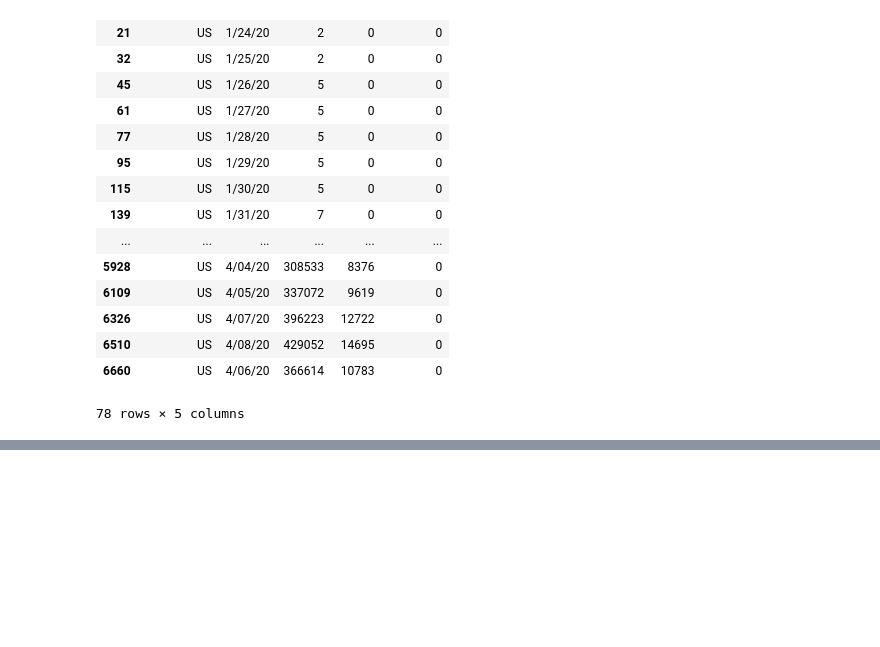
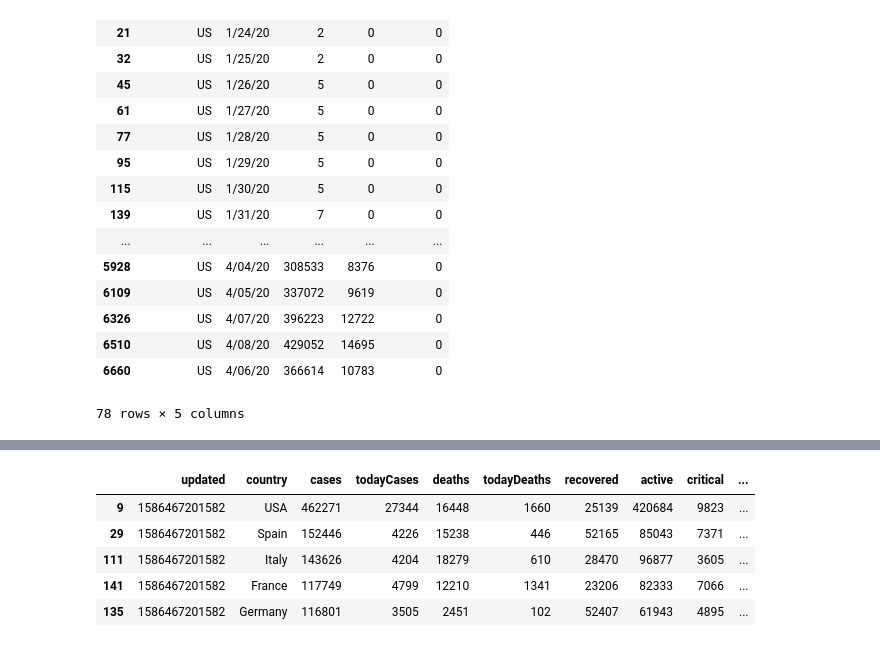
Before and after one commit to pandey2612/COVID19_Data, a Jupyter notebook: COVID19.ipynb, the cells around one changed output, grey strips where cells are left out. Saved outputs shown, nothing was run; the diff lists cells and outputs as text; code cells hidden in the pictures; blank space fills up the shorter version.

```diff
--- a/COVID19.ipynb
+++ b/COVID19.ipynb
@@ -250,0 +369,11 @@ A.get_group('US')
+# %%
+Countries_DataFrame = Countries_DataFrame1.sort_values('cases' , ascending=False)
+# %%
+Countries_DataFrame.head()
+# %% [output]
+|  | updated | country | cases | todayCases | deaths | todayDeaths | recovered | active | critical | ... |
+| 9 | 1586467201582 | USA | 462271 | 27344 | 16448 | 1660 | 25139 | 420684 | 9823 | ... |
+| 29 | 1586467201582 | Spain | 152446 | 4226 | 15238 | 446 | 52165 | 85043 | 7371 | ... |
+| 111 | 1586467201582 | Italy | 143626 | 4204 | 18279 | 610 | 28470 | 96877 | 3605 | ... |
+| 141 | 1586467201582 | France | 117749 | 4799 | 12210 | 1341 | 23206 | 82333 | 7066 | ... |
+| 135 | 1586467201582 | Germany | 116801 | 3505 | 2451 | 102 | 52407 | 61943 | 4895 | ... |
```
Also changed, not shown: parts of 19 cells of this notebook, 5 other files.
